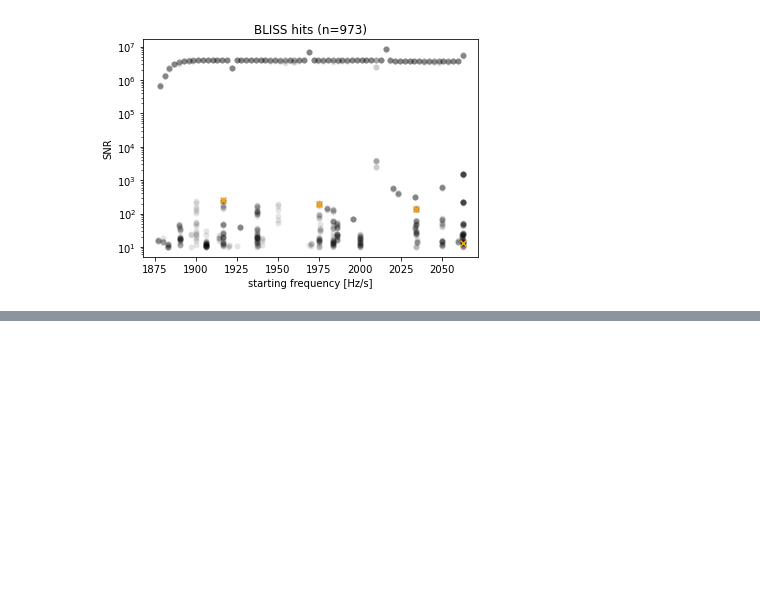
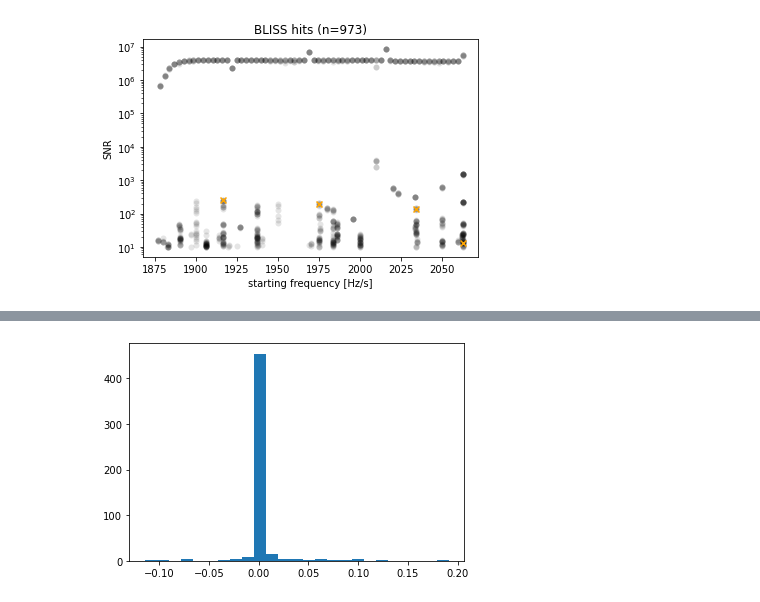
Before and after one commit to bjacobell/gbt-hdbscan, a Jupyter notebook: blimpy_test.ipynb, the cells around one changed output, grey strips where cells are left out. Drawn from its saved outputs; the diff is of its cells as text; code cells hidden in the pictures; blank space fills up the shorter version.

```diff
--- a/blimpy_test.ipynb
+++ b/blimpy_test.ipynb
@@ -223,3 +567,5 @@ plt.title(f'BLISS hits (n={len(freqs)})')
 plt.show()
 # %% [output]
 [figure]
+# %%
+dats = glob.glob('/datax/scratch/benjb/m31_l_data/*.dat')
@@ -225,0 +595,16 @@ plt.show()
+# %%
+ts_freqs = []
+ts_drifts = []
+ts_snrs = []
+for i in range(len(dats)):
+    df = pd.read_table(dats[i], sep='\s+', names=['Top_Hit_#','Drift_Rate','SNR','Uncorrected_Frequency','Corrected_Frequency',
+                                            'Index', 'freq_start', 'freq_end', 'SEFD', 'SEFD_freq', 'Coarse_Channel_Number',
+                                            'Full_number_of_hits'], skiprows=9)
+    fs = df['freq_start'].values
+    ds = df['Drift_Rate'].values
+    ss = df['SNR'].values
+    ts_freqs = np.concatenate((ts_freqs, fs))
+    ts_drifts = np.concatenate((ts_drifts, ds))
+    ts_snrs = np.concatenate((ts_snrs, ss))
+print(ts_freqs)
+print(len(ts_freqs))
@@ -225,0 +665,5 @@ plt.show()
+# %%
+plt.hist(ts_drifts, bins=25)
+plt.show()
+# %% [output]
+[figure, added]
```
Also changed, not shown: parts of 23 cells of this notebook, 7 other files.
